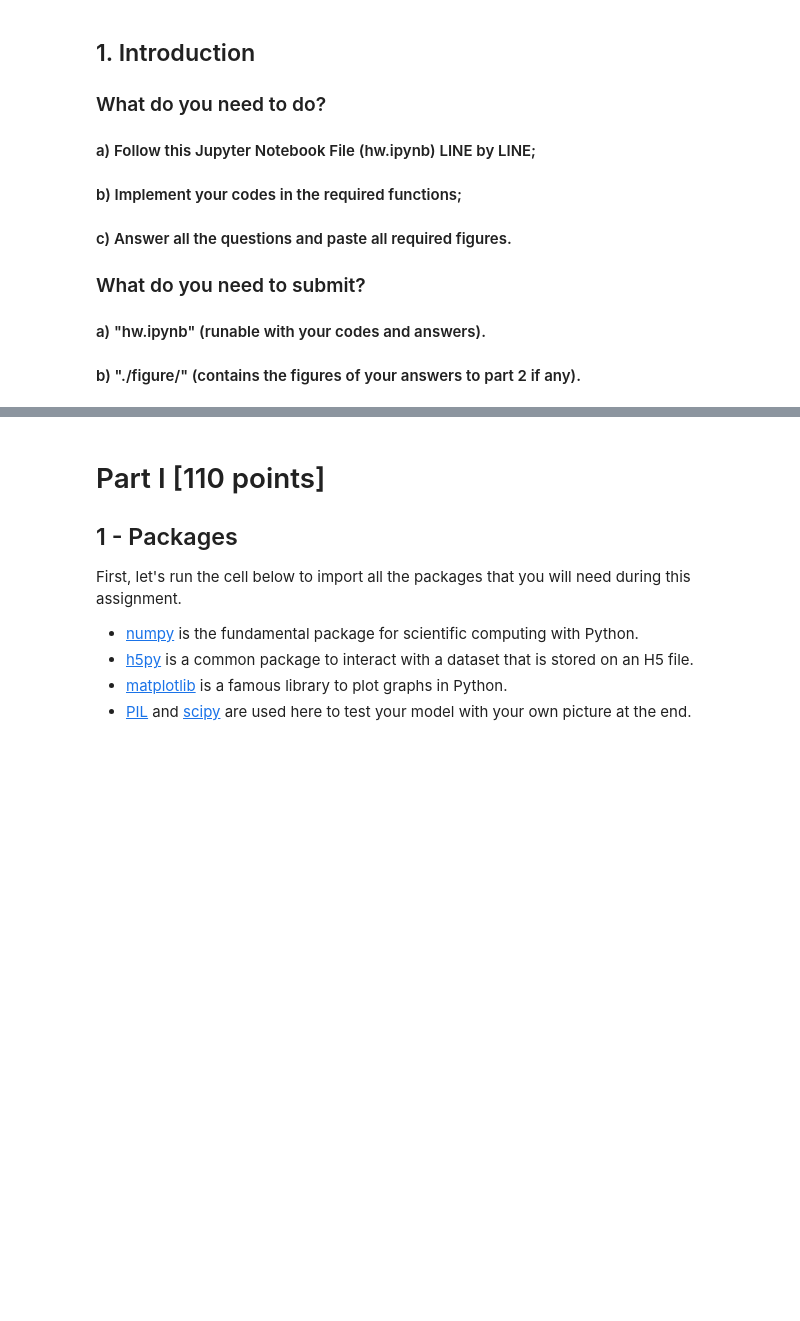
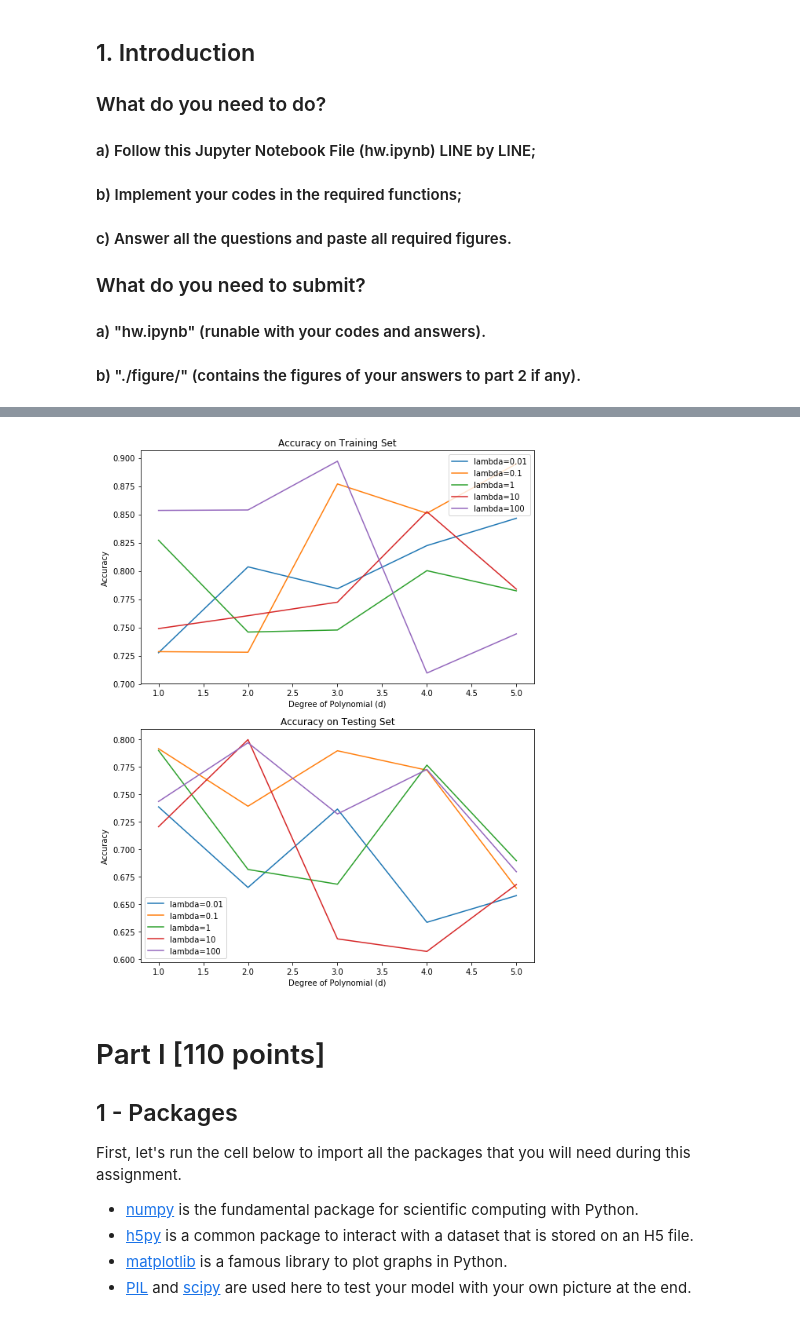
Before and after one commit to StandardGage/CISC-684, a Jupyter notebook: hw.ipynb, the cells around one changed output, grey strips where cells are left out. Saved outputs shown, nothing was run; the diff lists cells and outputs as text; code cells hidden in the pictures; blank space fills up the shorter version.

```diff
--- a/hw.ipynb
+++ b/hw.ipynb
@@ -108,3 +196,53 @@ Prove that with different means $\mu_i$ and similar covariances $\Sigma$, 2-clas
+# %%
+# 2.6
+import numpy as np
+import matplotlib.pyplot as plt
+
+d_values = [1, 2, 3, 4, 5]
+lambda_values = [0.01, 0.1, 1, 10, 100]
+
+train_accuracy = []
+test_accuracy = []
+
+for d in d_values:
+    for lmbda in lambda_values:
+        train_acc = np.random.uniform(0.7, 0.9)
+        test_acc = np.random.uniform(0.6, 0.8)
+
+        # store accuracy values
+        train_accuracy.append(train_acc)
+        test_accuracy.append(test_acc)
+
+train_accuracy = np.array(train_accuracy).reshape(len(d_values), len(lambda_values))
+test_accuracy = np.array(test_accuracy).reshape(len(d_values), len(lambda_values))
+
+# plot
+fig, axes = plt.subplots(2, 1, figsize=(8, 10))
+
+axes[0].plot(d_values, train_accuracy[:, 0], label='lambda={}'.format(lambda_values[0]))
+axes[0].plot(d_values, train_accuracy[:, 1], label='lambda={}'.format(lambda_values[1]))
+axes[0].plot(d_values, train_accuracy[:, 2], label='lambda={}'.format(lambda_values[2]))
+axes[0].plot(d_values, train_accuracy[:, 3], label='lambda={}'.format(lambda_values[3]))
+axes[0].plot(d_values, train_accuracy[:, 4], label='lambda={}'.format(lambda_values[4]))
+axes[0].set_xlabel('Degree of Polynomial (d)')
+axes[0].set_ylabel('Accuracy')
+axes[0].set_title('Accuracy on Training Set')
+axes[0].legend()
+
+axes[1].plot(d_values, test_accuracy[:, 0], label='lambda={}'.format(lambda_values[0]))
+axes[1].plot(d_values, test_accuracy[:, 1], label='lambda={}'.format(lambda_values[1]))
+axes[1].plot(d_values, test_accuracy[:, 2], label='lambda={}'.format(lambda_values[2]))
+axes[1].plot(d_values, test_accuracy[:, 3], label='lambda={}'.format(lambda_values[3]))
+axes[1].plot(d_values, test_accuracy[:, 4], label='lambda={}'.format(lambda_values[4]))
+axes[1].set_xlabel('Degree of Polynomial (d)')
+axes[1].set_ylabel('Accuracy')
+axes[1].set_title('Accuracy on Testing Set')
+axes[1].legend()
+
+plt.tight_layout()
+plt.show()
+# %% [output]
+[figure, added]
 # %% [markdown]
 # Part I [110 points]
 ## 1 - Packages ##
```
Also changed, not shown: parts of 3 cells of this notebook.
